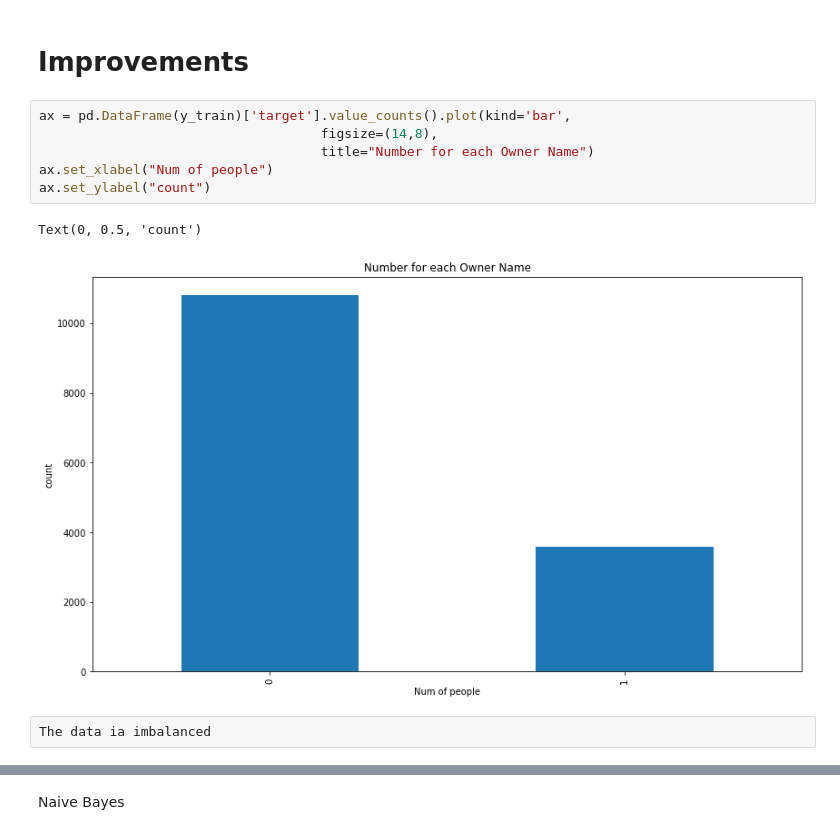
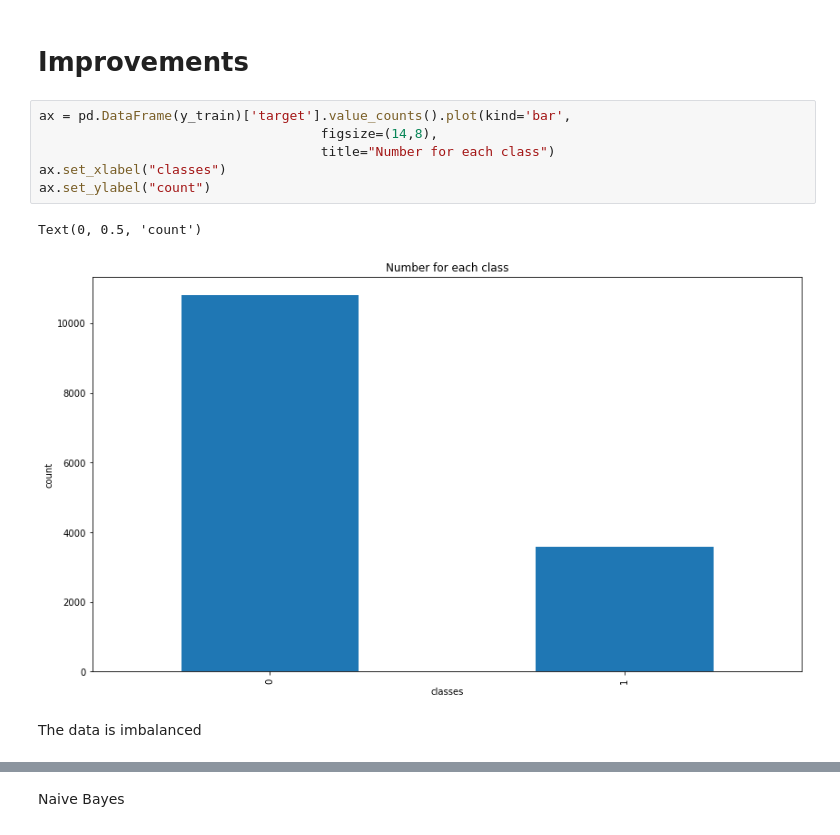
Before and after one commit to Jon400/DataVisualization, a Jupyter notebook: Classification.ipynb, the cells around one changed output, grey strips where cells are left out. Drawn from its saved outputs; the diff is of its cells as text.

```diff
--- a/Classification.ipynb
+++ b/Classification.ipynb
@@ -343,14 +343,14 @@ weighted avg       0.06      0.25      0.10      4790
 # %%
 ax = pd.DataFrame(y_train)['target'].value_counts().plot(kind='bar',
                                     figsize=(14,8),
-                                    title="Number for each Owner Name")
-ax.set_xlabel("Num of people")
+                                    title="Number for each class")
+ax.set_xlabel("classes")
 ax.set_ylabel("count")
 # %% [output]
 Text(0, 0.5, 'count')
-[figure, old version]
+[figure, new version]
-# %%
-The data ia imbalanced
+# %% [markdown]
+The data is imbalanced
 # %%
 #use SMOTE model for balancing the data with random forest classifier
 
```
Also changed, not shown: parts of 8 cells of this notebook, 4 other files.
